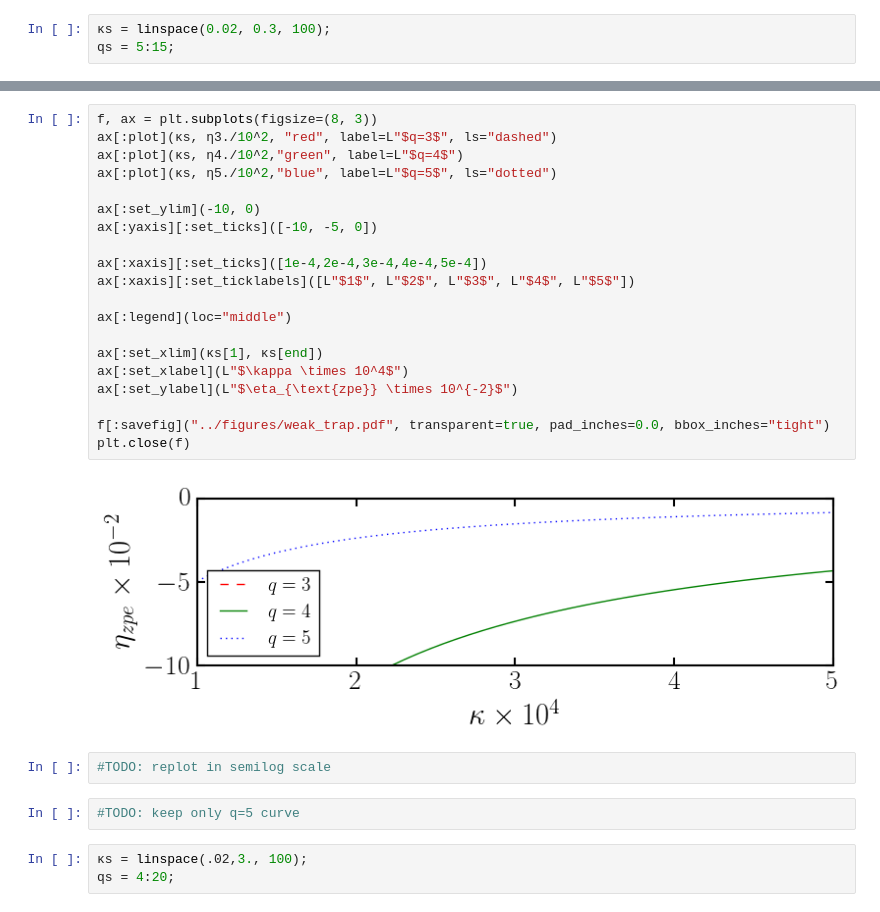
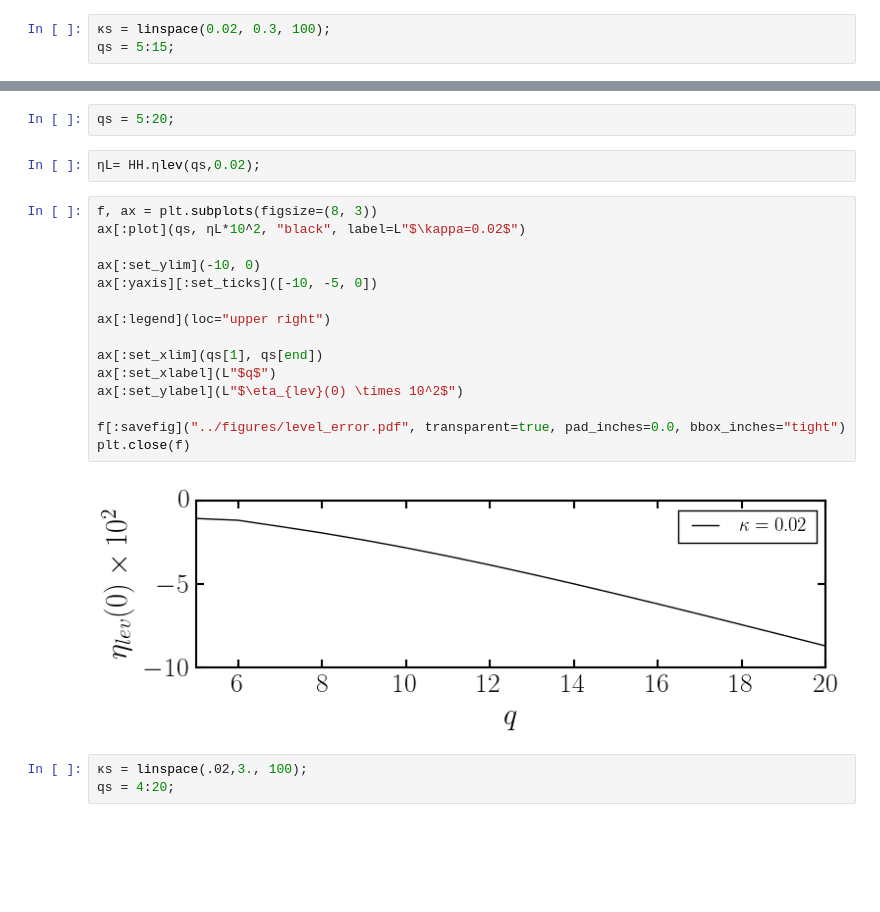
Before and after one commit to berceanu/topo-photon, a Jupyter notebook: anc/approximations.ipynb, the cells around one changed output, grey strips where cells are left out. Drawn from its saved outputs; the diff is of its cells as text; blank space fills up the shorter version.

```diff
--- a/anc/approximations.ipynb
+++ b/anc/approximations.ipynb
@@ -214,29 +174,24 @@ println(extrema(η5))
+# %%
+qs = 5:20;
+# %%
+ηL= HH.ηlev(qs,0.02);
 # %%
 f, ax = plt.subplots(figsize=(8, 3))
-ax[:plot](κs, η3./10^2, "red", label=L"$q=3$", ls="dashed")
-ax[:plot](κs, η4./10^2,"green", label=L"$q=4$")
-ax[:plot](κs, η5./10^2,"blue", label=L"$q=5$", ls="dotted")
+ax[:plot](qs, ηL*10^2, "black", label=L"$\kappa=0.02$")
 
 ax[:set_ylim](-10, 0)
 ax[:yaxis][:set_ticks]([-10, -5, 0])
 
-ax[:xaxis][:set_ticks]([1e-4,2e-4,3e-4,4e-4,5e-4])
-ax[:xaxis][:set_ticklabels]([L"$1$", L"$2$", L"$3$", L"$4$", L"$5$"])
+ax[:legend](loc="upper right")
 
-ax[:legend](loc="middle")
+ax[:set_xlim](qs[1], qs[end])
+ax[:set_xlabel](L"$q$")
+ax[:set_ylabel](L"$\eta_{lev}(0) \times 10^2$")
 
-ax[:set_xlim](κs[1], κs[end])
-ax[:set_xlabel](L"$\kappa \times 10^4$")
-ax[:set_ylabel](L"$\eta_{\text{zpe}} \times 10^{-2}$")
-
-f[:savefig]("../figures/weak_trap.pdf", transparent=true, pad_inches=0.0, bbox_inches="tight")
+f[:savefig]("../figures/level_error.pdf", transparent=true, pad_inches=0.0, bbox_inches="tight")
 plt.close(f)
 # %% [output]
-[figure, old version]
+[figure, new version]
-# %%
-#TODO: replot in semilog scale
-# %%
-#TODO: keep only q=5 curve
 # %%
 κs = linspace(.02,3., 100);
 qs = 4:20;
```
Also changed, not shown: parts of 33 cells of this notebook, 9 other files.
